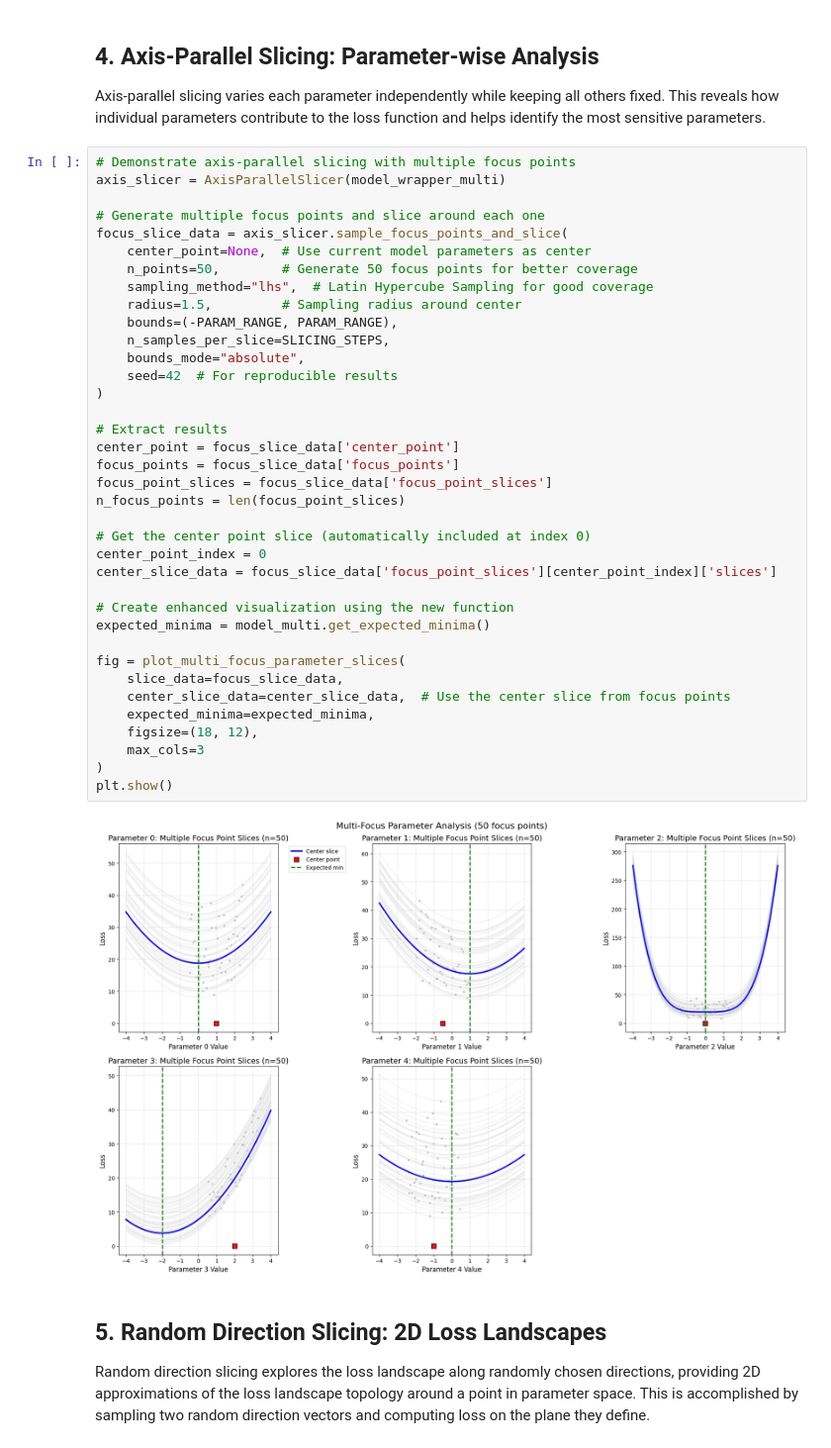
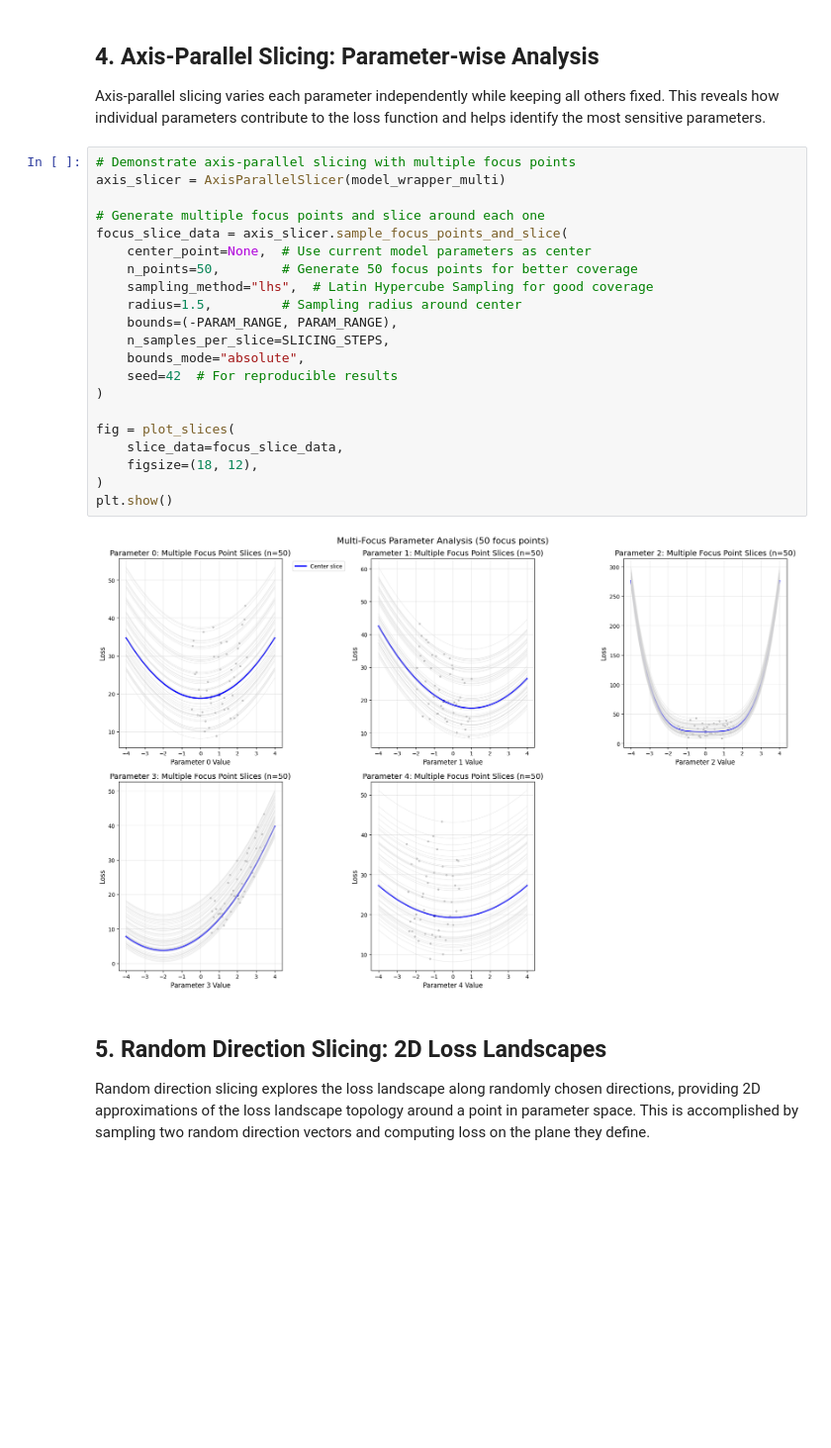
Before and after one commit to joeseegtatz/loss-slicer, a Jupyter notebook: examples/pysclice_core_features.ipynb, the cells around one changed output. Shown at 99% size. Cells and saved outputs as stored; diff of their text form; blank space fills up the shorter version.

```diff
--- a/examples/pysclice_core_features.ipynb
+++ b/examples/pysclice_core_features.ipynb
@@ -181,42 +150,26 @@ Axis-parallel slicing varies each parameter independently while keeping all othe
 # %%
 # Demonstrate axis-parallel slicing with multiple focus points
 axis_slicer = AxisParallelSlicer(model_wrapper_multi)
 
 # Generate multiple focus points and slice around each one
 focus_slice_data = axis_slicer.sample_focus_points_and_slice(
     center_point=None,  # Use current model parameters as center
     n_points=50,        # Generate 50 focus points for better coverage
     sampling_method="lhs",  # Latin Hypercube Sampling for good coverage
     radius=1.5,         # Sampling radius around center
     bounds=(-PARAM_RANGE, PARAM_RANGE),
     n_samples_per_slice=SLICING_STEPS,
     bounds_mode="absolute",
     seed=42  # For reproducible results
 )
 
-# Extract results
-center_point = focus_slice_data['center_point']
-focus_points = focus_slice_data['focus_points']
-focus_point_slices = focus_slice_data['focus_point_slices']
-n_focus_points = len(focus_point_slices)
-
-# Get the center point slice (automatically included at index 0)
-center_point_index = 0
-center_slice_data = focus_slice_data['focus_point_slices'][center_point_index]['slices']
-
-# Create enhanced visualization using the new function
-expected_minima = model_multi.get_expected_minima()
-
-fig = plot_multi_focus_parameter_slices(
+fig = plot_slices(
     slice_data=focus_slice_data,
-    center_slice_data=center_slice_data,  # Use the center slice from focus points
-    expected_minima=expected_minima,
     figsize=(18, 12),
-    max_cols=3
 )
 plt.show()
 # %% [output]
-[figure, old version]
+[figure, new version]
 # %% [markdown]
 ## 5. Random Direction Slicing: 2D Loss Landscapes
 
```
Also changed, not shown: parts of 7 cells of this notebook, 4 other files.
